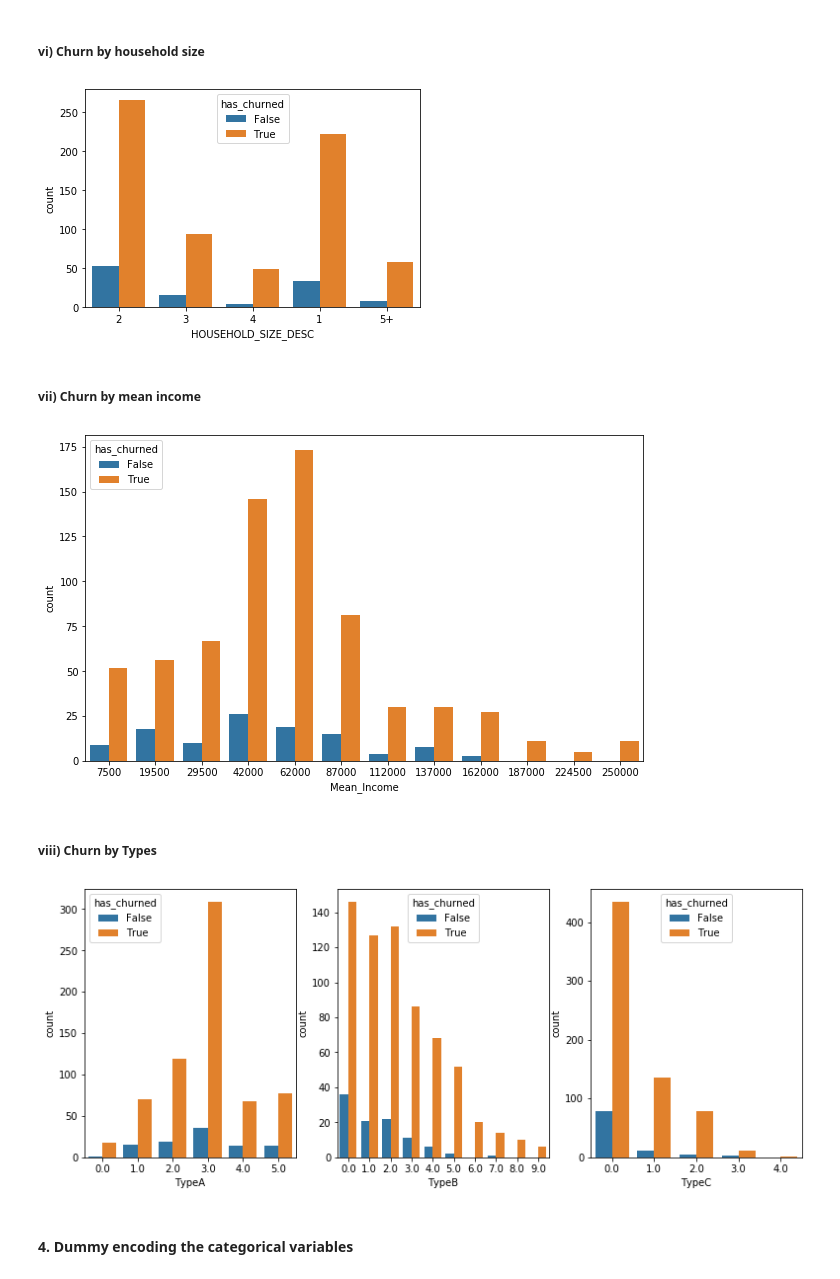
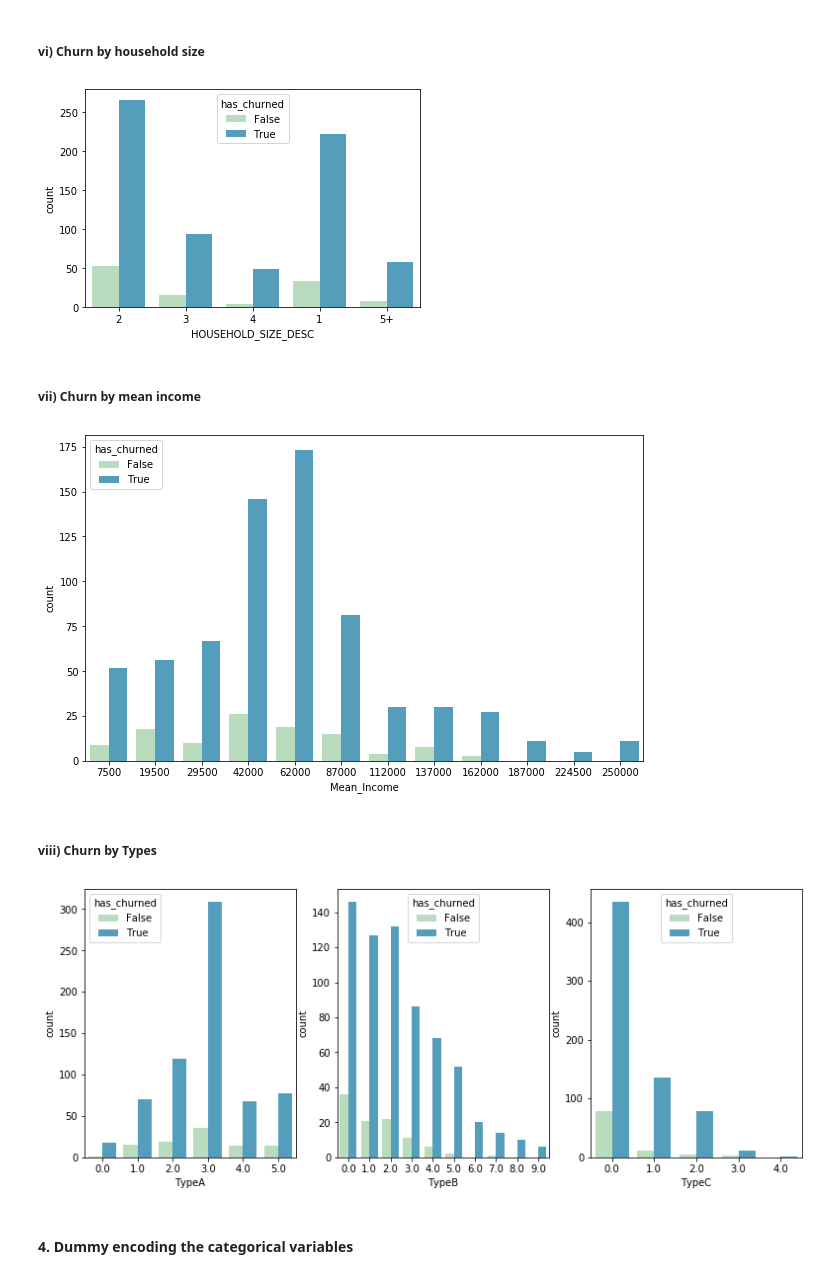
Before and after one commit to ambita20/Customer-Engagement-Python-Project, a Jupyter notebook: PythonProject.ipynb, the cells around one changed output. Saved outputs shown, nothing was run; the diff lists cells and outputs as text; code cells hidden in the pictures.

```diff
--- a/PythonProject.ipynb
+++ b/PythonProject.ipynb
@@ -250,30 +261,30 @@ plt.show()
 # %% [markdown]
 ##### vi) Churn by household size
 # %%
-ax=sns.countplot(x='HOUSEHOLD_SIZE_DESC',hue='has_churned',data=household_master)
+ax=sns.countplot(x='HOUSEHOLD_SIZE_DESC',hue='has_churned',data=household_master,palette='GnBu')
 #ax.axhline(y=household_master.has_churned.sum()/len(household_master),c="red",label="population mean")
 plt.show()
 # %% [output]
-[figure, old version]
+[figure, new version]
 # %% [markdown]
 ##### vii) Churn by mean income
 # %%
 fig = plt.figure(1, figsize=(10,6))
-ax=sns.countplot(x='Mean_Income',hue='has_churned',data=household_master)
+ax=sns.countplot(x='Mean_Income',hue='has_churned',data=household_master,palette='GnBu')
 #ax.axhline(y=household_master.has_churned.sum()/len(household_master),c="red",label="population mean")
 plt.show()
 # %% [output]
-[figure, old version]
+[figure, new version]
 # %% [markdown]
 ##### viii) Churn by Types
 # %%
 fig,ax = plt.subplots(1,3,figsize=(13,5));
-sns.countplot('TypeA', ax=ax[0],hue='has_churned',data=household_master);
-sns.countplot('TypeB', ax=ax[1],hue='has_churned',data=household_master);
-sns.countplot('TypeC', ax=ax[2],hue='has_churned',data=household_master);
+sns.countplot('TypeA', ax=ax[0],hue='has_churned',data=household_master,palette='GnBu');
+sns.countplot('TypeB', ax=ax[1],hue='has_churned',data=household_master,palette='GnBu');
+sns.countplot('TypeC', ax=ax[2],hue='has_churned',data=household_master,palette='GnBu');
 #fig.show();
 # %% [output]
-[figure, old version]
+[figure, new version]
 # %% [markdown]
 #### 4. Dummy encoding the categorical variables
 # %%
```
Also changed, not shown: parts of 10 cells of this notebook.
